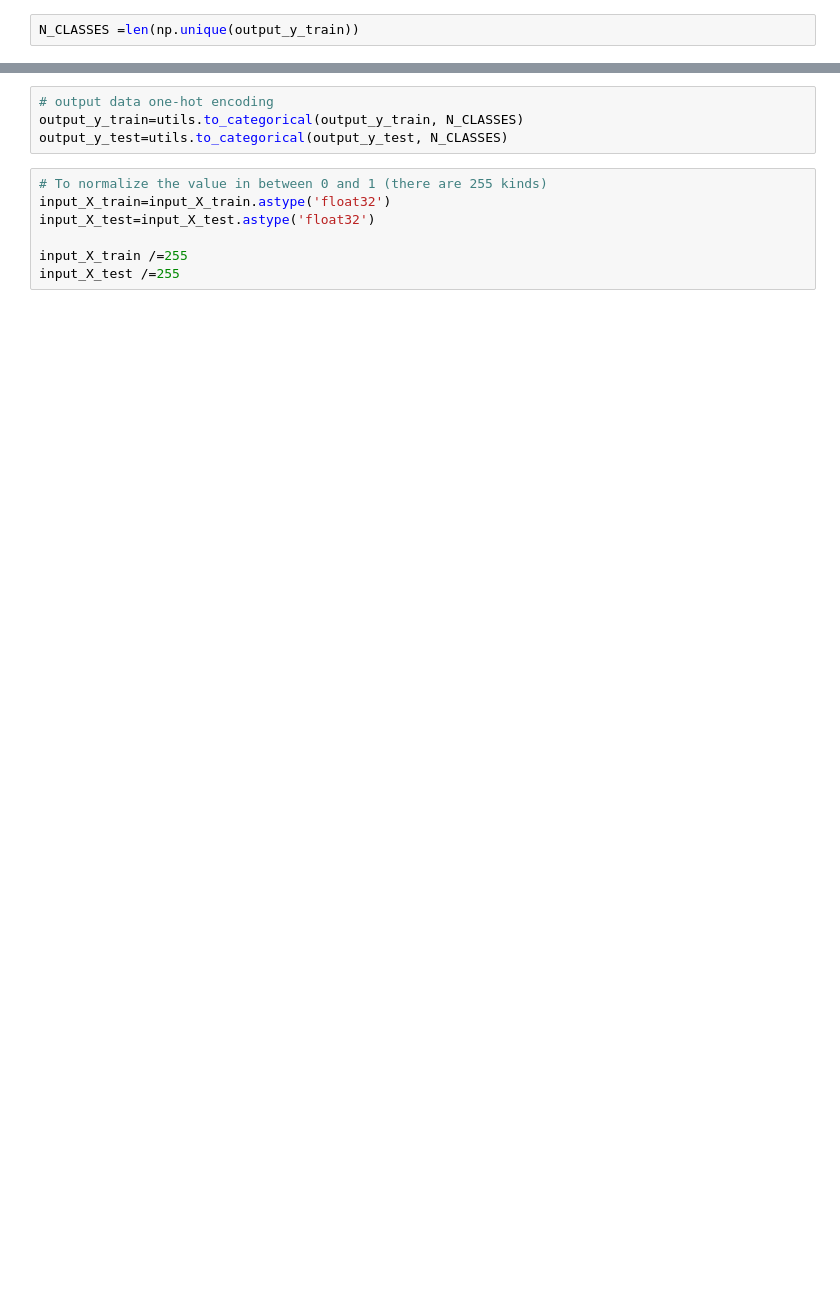
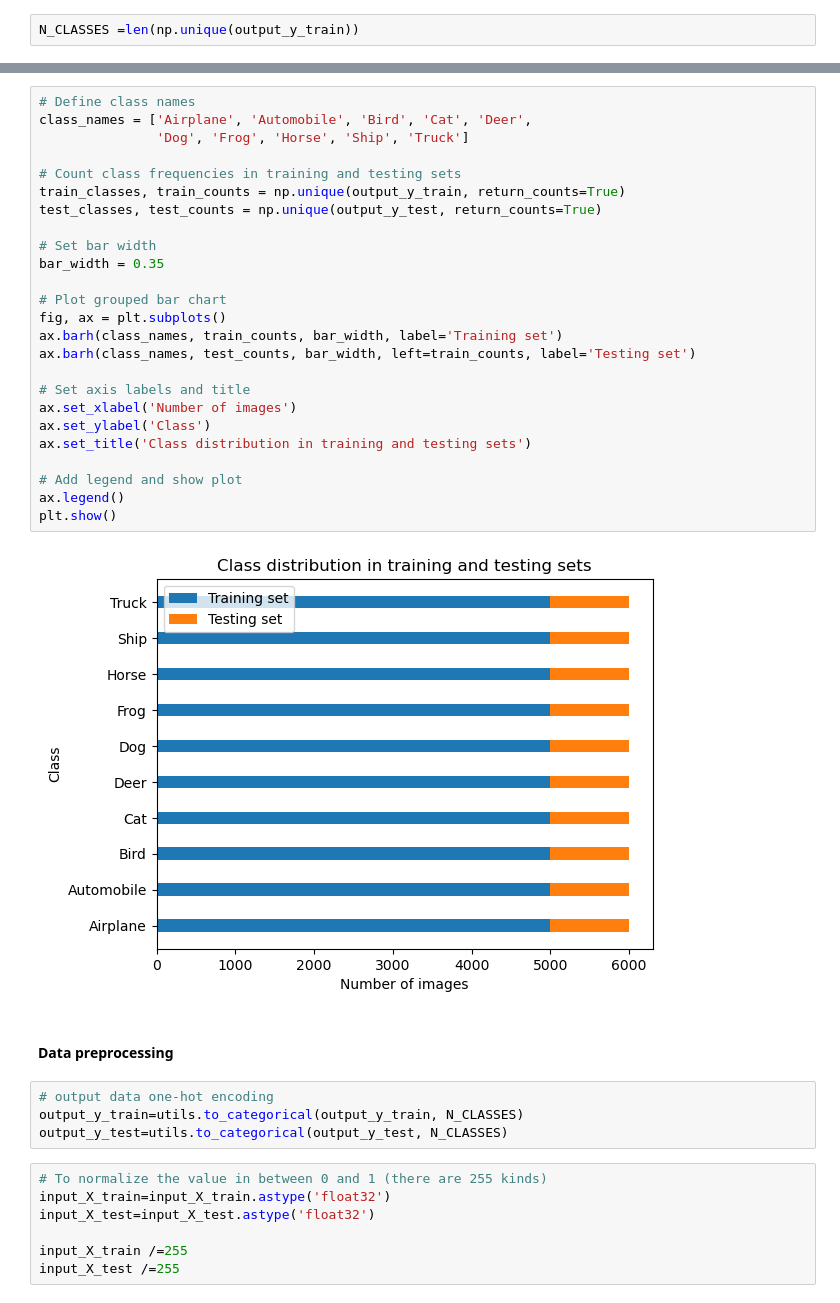
Before and after one commit to IreneJeong/ML-Stats-R-and-Python-Practice, a Jupyter notebook: MLS_CW_CIfar10.ipynb, the cells around one changed output, grey strips where cells are left out. Drawn from its saved outputs; the diff is of its cells as text; blank space fills up the shorter version.

```diff
--- a/MLS_CW_CIfar10.ipynb
+++ b/MLS_CW_CIfar10.ipynb
@@ -67,3 +93,32 @@ N_CLASSES =len(np.unique(output_y_train))
+# %%
+# Define class names
+class_names = ['Airplane', 'Automobile', 'Bird', 'Cat', 'Deer',
+               'Dog', 'Frog', 'Horse', 'Ship', 'Truck']
+
+# Count class frequencies in training and testing sets
+train_classes, train_counts = np.unique(output_y_train, return_counts=True)
+test_classes, test_counts = np.unique(output_y_test, return_counts=True)
+
+# Set bar width
+bar_width = 0.35
+
+# Plot grouped bar chart
+fig, ax = plt.subplots()
+ax.barh(class_names, train_counts, bar_width, label='Training set')
+ax.barh(class_names, test_counts, bar_width, left=train_counts, label='Testing set')
+
+# Set axis labels and title
+ax.set_xlabel('Number of images')
+ax.set_ylabel('Class')
+ax.set_title('Class distribution in training and testing sets')
+
+# Add legend and show plot
+ax.legend()
+plt.show()
+# %% [output]
+[figure, added]
+# %% [markdown]
+#### Data preprocessing
 # %%
 # output data one-hot encoding
 output_y_train=utils.to_categorical(output_y_train, N_CLASSES)
```
Also changed, not shown: parts of 119 cells of this notebook.
